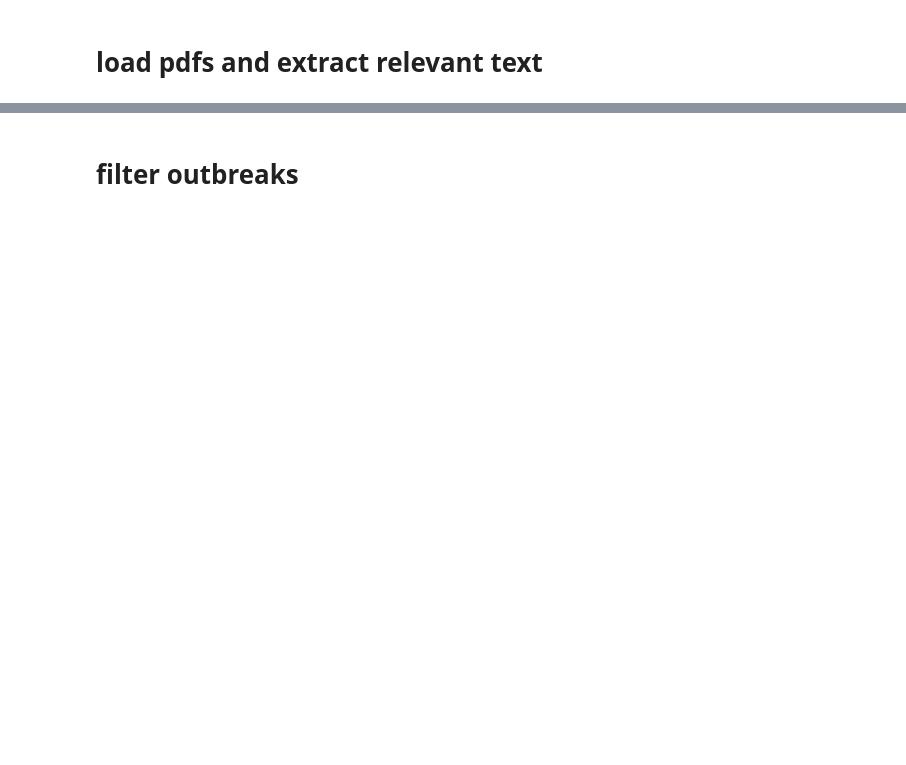
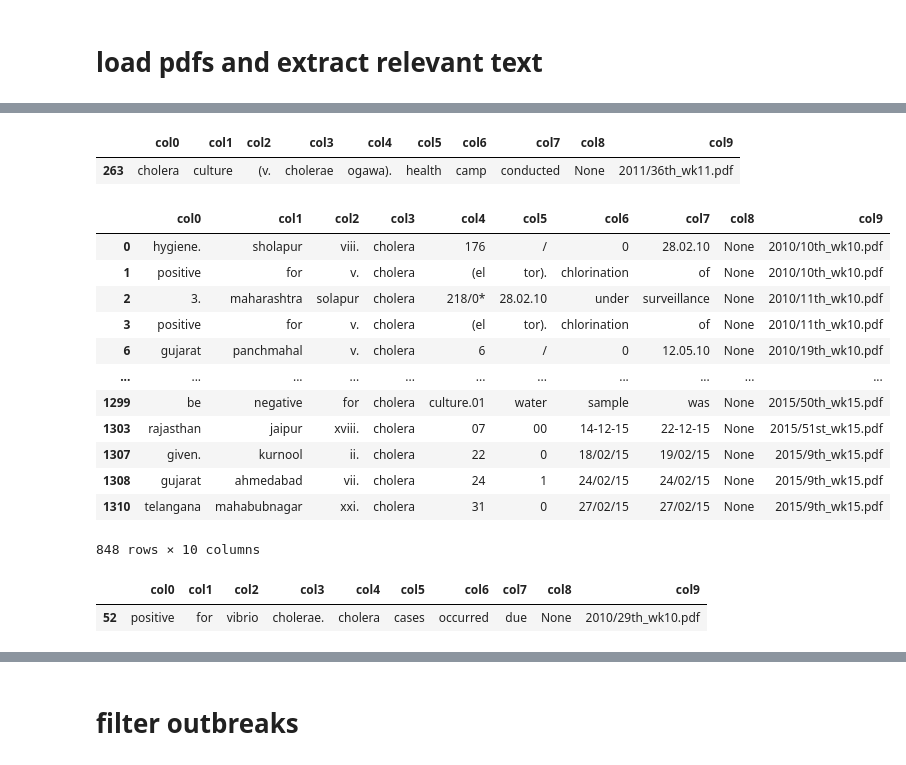
Before and after one commit to alexvmt/cholera_risk_modeling, a Jupyter notebook: extract_outbreaks_from_pdfs.ipynb, the cells around one changed output, grey strips where cells are left out. Drawn from its saved outputs; the diff is of its cells as text; code cells hidden in the pictures; blank space fills up the shorter version.

Commit message:
extract outbreaks, clean start dates, map districts

```diff
--- a/extract_outbreaks_from_pdfs.ipynb
+++ b/extract_outbreaks_from_pdfs.ipynb
@@ -17,7 +17,7 @@ years = ['2010',
          '2014',
          '2015']
 # %%
-path = 'data/cholera_outbreaks/'
+path = '../data/cholera_outbreaks/'
 # %%
 %%time
 
@@ -26,7 +26,7 @@ outbreaks_raw = []
 for year in years:
     print('Processing year: {}...'.format(year))
     (_, _, file_names) = next(os.walk(path+year))
-    file_names = np.setdiff1d(file_names, files_to_skip)
+    file_names = np.setdiff1d(file_names, files_to_skip) # drop files to skip from file names
 
     for file in file_names:
         print('Processing file: {}...'.format(file))
@@ -35,20 +35,22 @@ for year in years:
 
         for page in range(pages):
             text = document.getPage(page).extractText()
-            text = re.sub('\n', '', text)
-            text = text.split(' ')
-            text = [i for i in text if i != '']
-            text = [i.lower() for i in text]
+            text = text.replace('\n', '') # remove line breaks
+            text = text.split(' ') # split on space
+            text = [i for i in text if i != ''] # remove empty items
+            text = [i.lower() for i in text] # lower case all items
 
-            indices = [i for i, s in enumerate(text) if 'cholera' in s]
+            indices = [i for i, s in enumerate(text) if 'cholera' in s] # get indices where cholera is mentioned
 
             if len(indices) > 0:
                 for index in indices:
                     cholera_index = []
                     cholera_index.append(index)
-                    index_list = np.arange(index-5,index).tolist() + cholera_index + np.arange(index+1,index+11).tolist()
-                    index_list = [i for i in index_list if i < len(text)]
+                    index_list = np.arange(index-3,index).tolist() + cholera_index + np.arange(index+1,index+5).tolist()
+                    index_list = [i for i in index_list if i < len(text)] # get items that are up to 5 indices before and up to 10 indices after cholera is mentioned
                     outbreak_info = [text[i] for i in index_list]
+                    while len(outbreak_info) < 9:
+                        outbreak_info.append(None)
                     outbreak_info.append(year+'/'+file)
                     outbreaks_raw.append(outbreak_info)
             else:
@@ -60,2 +100,4 @@ outbreaks_raw.shape
+# %%
+pd.set_option('display.max_columns', None)
 # %%
 outbreaks_raw.head()
@@ -72,5 +133,3 @@ outbreaks_raw.head()
-# %%
-outbreaks_raw = df.apply(lambda x: 'cholera' if 'cholera' in x else x)
 # %%
 for i in range(outbreaks_raw.shape[1]):
     print('Column {} contains cholera: {}'.format(i, 'cholera' in outbreaks_raw.iloc[:,i].unique()))
@@ -77,6 +147,26 @@ for i in range(outbreaks_raw.shape[1]):
 # %%
-outbreaks_raw[outbreaks_raw.col1 == 'cholera']
+outbreaks_raw[outbreaks_raw.col0 == 'cholera']
+# %% [output]
+|  | col0 | col1 | col2 | col3 | col4 | col5 | col6 | col7 | col8 | col9 |
+| 263 | cholera | culture | (v. | cholerae | ogawa). | health | camp | conducted | None | 2011/36th_wk11.pdf |
 # %%
-outbreaks_raw[outbreaks_raw.col2 == 'cholera']
+outbreaks_raw[outbreaks_raw.col3 == 'cholera']
+# %% [output]
+|  | col0 | col1 | col2 | col3 | col4 | col5 | col6 | col7 | col8 | col9 |
+| 0 | hygiene. | sholapur | viii. | cholera | 176 | / | 0 | 28.02.10 | None | 2010/10th_wk10.pdf |
+| 1 | positive | for | v. | cholera | (el | tor). | chlorination | of | None | 2010/10th_wk10.pdf |
+| 2 | 3. | maharashtra | solapur | cholera | 218/0* | 28.02.10 | under | surveillance | None | 2010/11th_wk10.pdf |
+| 3 | positive | for | v. | cholera | (el | tor). | chlorination | of | None | 2010/11th_wk10.pdf |
+| 6 | gujarat | panchmahal | v. | cholera | 6 | / | 0 | 12.05.10 | None | 2010/19th_wk10.pdf |
+| ... | ... | ... | ... | ... | ... | ... | ... | ... | ... | ... |
+| 1299 | be | negative | for | cholera | culture.01 | water | sample | was | None | 2015/50th_wk15.pdf |
+| 1303 | rajasthan | jaipur | xviii. | cholera | 07 | 00 | 14-12-15 | 22-12-15 | None | 2015/51st_wk15.pdf |
+| 1307 | given. | kurnool | ii. | cholera | 22 | 0 | 18/02/15 | 19/02/15 | None | 2015/9th_wk15.pdf |
+| 1308 | gujarat | ahmedabad | vii. | cholera | 24 | 1 | 24/02/15 | 24/02/15 | None | 2015/9th_wk15.pdf |
+| 1310 | telangana | mahabubnagar | xxi. | cholera | 31 | 0 | 27/02/15 | 27/02/15 | None | 2015/9th_wk15.pdf |
+848 rows × 10 columns
 # %%
-outbreaks_raw[outbreaks_raw.col6 == 'cholera']
+outbreaks_raw[outbreaks_raw.col4 == 'cholera']
+# %% [output]
+|  | col0 | col1 | col2 | col3 | col4 | col5 | col6 | col7 | col8 | col9 |
+| 52 | positive | for | vibrio | cholerae. | cholera | cases | occurred | due | None | 2010/29th_wk10.pdf |
```
Also changed, not shown: parts of 102 cells of this notebook.
